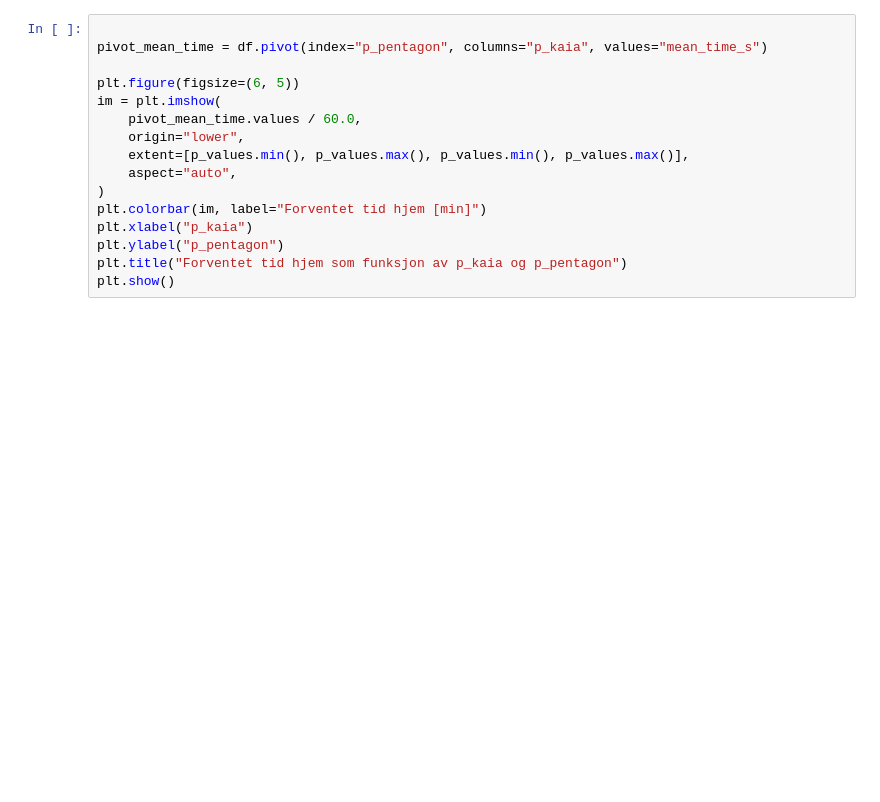
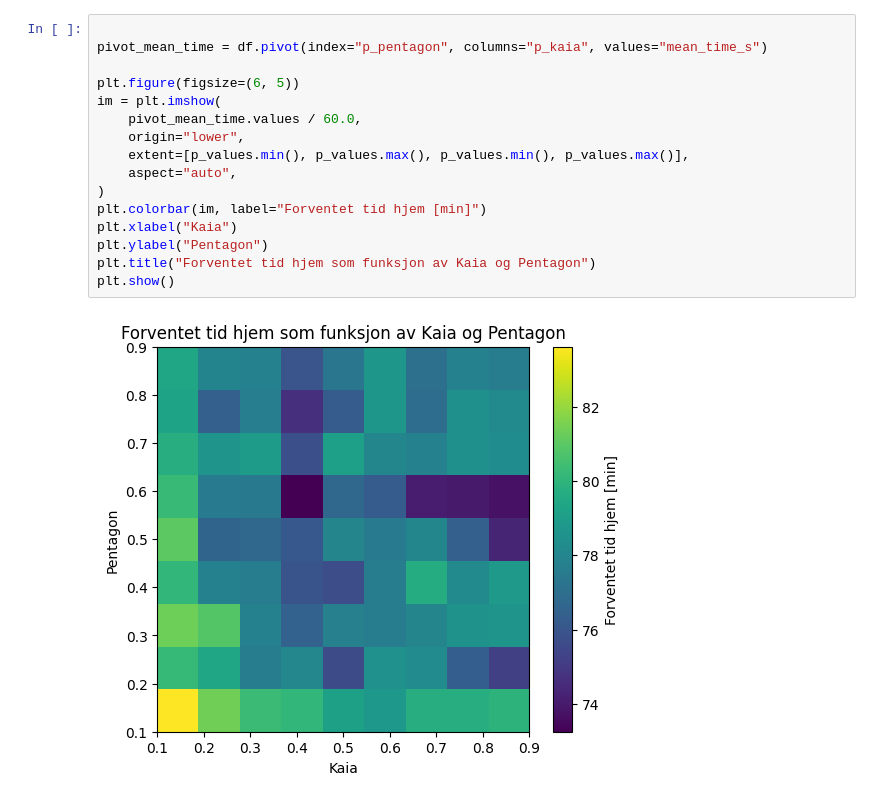
Before and after one commit to JoergenLundellLarsen/D4_JoergenLarsen_PederFlaat, a Jupyter notebook: walking_home/explore_model.ipynb, the cells around one changed output. Saved outputs shown, nothing was run; the diff lists cells and outputs as text; blank space fills up the shorter version.

Commit message:
Endret navn på plotting

```diff
--- a/walking_home/explore_model.ipynb
+++ b/walking_home/explore_model.ipynb
@@ -62,16 +69,18 @@ plt.show()
 # %%
 
 pivot_mean_time = df.pivot(index="p_pentagon", columns="p_kaia", values="mean_time_s")
 
 plt.figure(figsize=(6, 5))
 im = plt.imshow(
     pivot_mean_time.values / 60.0,
     origin="lower",
     extent=[p_values.min(), p_values.max(), p_values.min(), p_values.max()],
     aspect="auto",
 )
 plt.colorbar(im, label="Forventet tid hjem [min]")
-plt.xlabel("p_kaia")
-plt.ylabel("p_pentagon")
-plt.title("Forventet tid hjem som funksjon av p_kaia og p_pentagon")
+plt.xlabel("Kaia")
+plt.ylabel("Pentagon")
+plt.title("Forventet tid hjem som funksjon av Kaia og Pentagon")
 plt.show()
+# %% [output]
+[figure, added]
```
Also changed, not shown: parts of 3 cells of this notebook.
